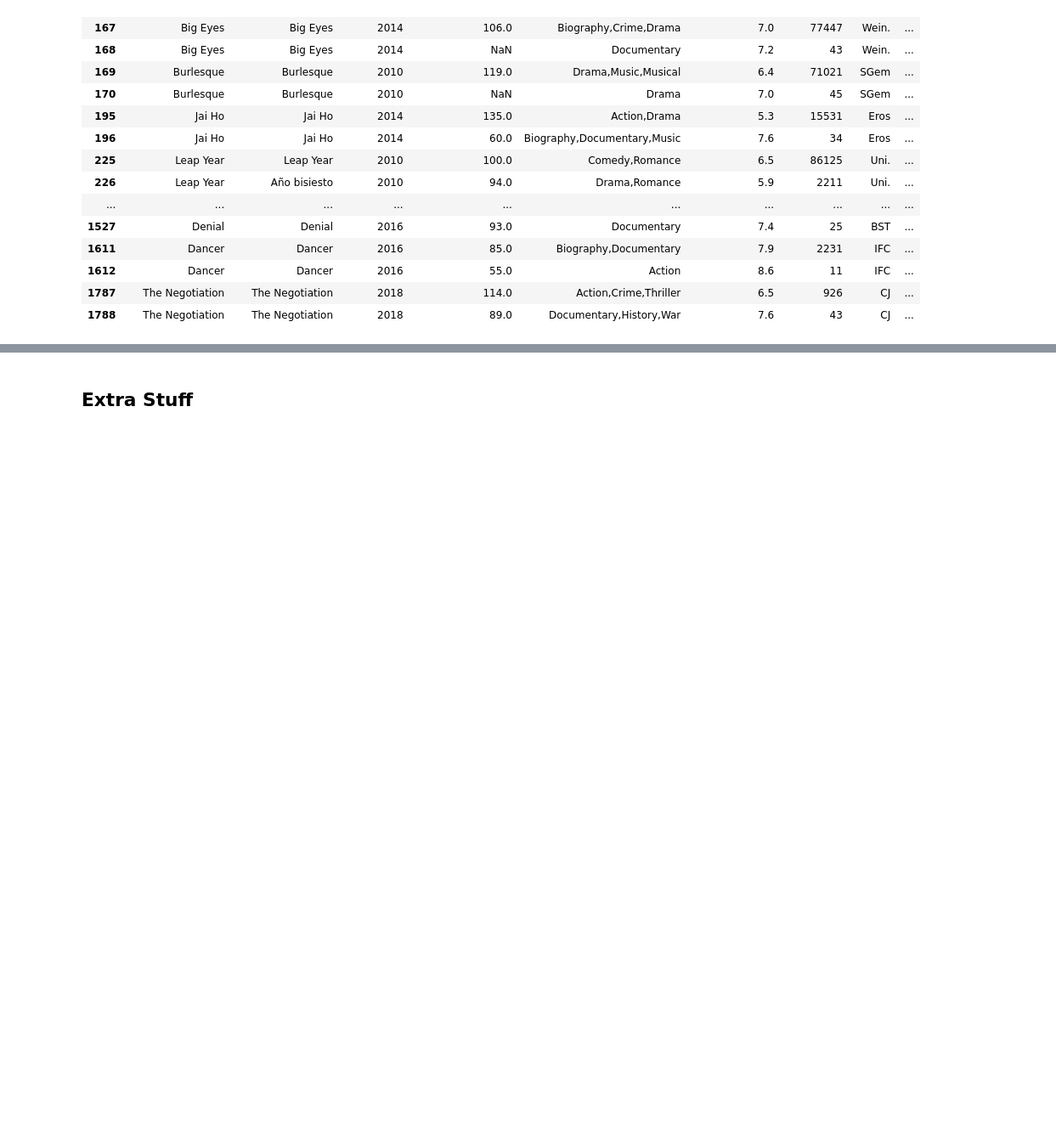
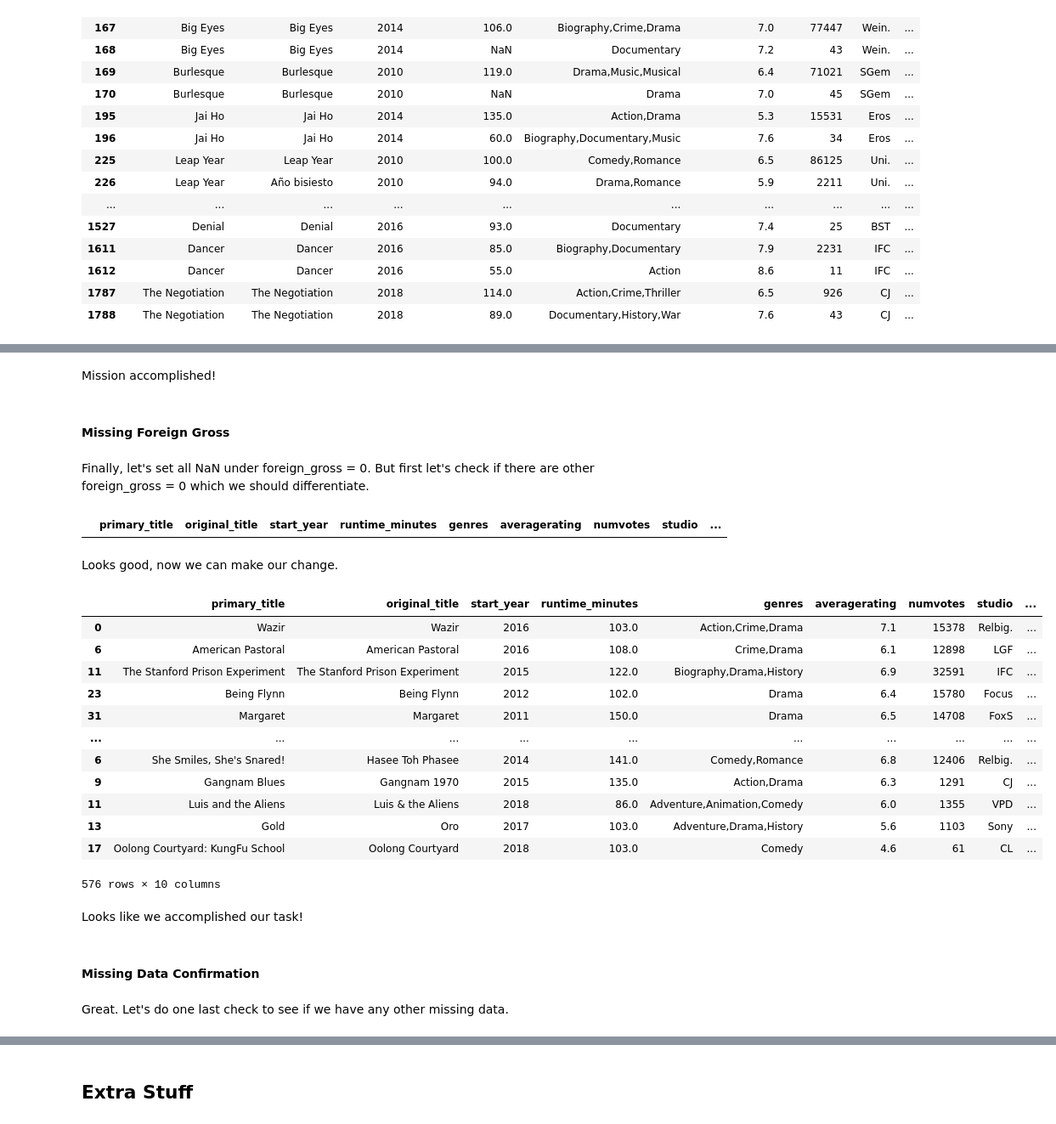
Before and after one commit to drkfitz13/dsc-phase-1-project, a Jupyter notebook: student.ipynb, the cells around one changed output, grey strips where cells are left out. Shown: that part at 85% size. Saved outputs shown, nothing was run; the diff lists cells and outputs as text; code cells hidden in the pictures; blank space fills up the shorter version.

Commit message:
Adding content up to 4.6 Data Formatting

```diff
--- a/student.ipynb
+++ b/student.ipynb
@@ -388,0 +370,4 @@ memory usage: 4.9+ KB
+# %%
+df_combined.sort_values(by='numvotes', ascending=False)
+df_combined.drop_duplicates('title_year_studio', keep='first', inplace=True)
+df_combined
@@ -420,0 +456,2 @@ dtype: int64
+# %%
+df_combined.drop(index=1294,inplace=True)
@@ -420,0 +477,3 @@ dtype: int64
+# %%
+df_combined['studio'].fillna('No Studio',inplace=True)
+df_combined[df_combined['studio'] == 'No Studio']
@@ -420,0 +512,3 @@ dtype: int64
+# %%
+df_combined['domestic_gross'].fillna(0,inplace=True)
+df_combined[df_combined['domestic_gross'] == 0]
@@ -420,0 +527,35 @@ dtype: int64
+# %% [markdown]
+Mission accomplished!
+# %% [markdown]
+#### Missing Foreign Gross
+# %% [markdown]
+Finally, let's set all NaN under foreign_gross = 0. But first let's check if there are other foreign_gross = 0 which we should differentiate.
+# %%
+df_combined[df_combined['foreign_gross']==0]
+# %% [output]
+|  | primary_title | original_title | start_year | runtime_minutes | genres | averagerating | numvotes | studio | ... |
+# %% [markdown]
+Looks good, now we can make our change.
+# %%
+df_combined['foreign_gross'].fillna(0,inplace=True)
+df_combined[df_combined['foreign_gross'] == 0]
+# %% [output]
+|  | primary_title | original_title | start_year | runtime_minutes | genres | averagerating | numvotes | studio | ... |
+| 0 | Wazir | Wazir | 2016 | 103.0 | Action,Crime,Drama | 7.1 | 15378 | Relbig. | ... |
+| 6 | American Pastoral | American Pastoral | 2016 | 108.0 | Crime,Drama | 6.1 | 12898 | LGF | ... |
+| 11 | The Stanford Prison Experiment | The Stanford Prison Experiment | 2015 | 122.0 | Biography,Drama,History | 6.9 | 32591 | IFC | ... |
+| 23 | Being Flynn | Being Flynn | 2012 | 102.0 | Drama | 6.4 | 15780 | Focus | ... |
+| 31 | Margaret | Margaret | 2011 | 150.0 | Drama | 6.5 | 14708 | FoxS | ... |
+| ... | ... | ... | ... | ... | ... | ... | ... | ... | ... |
+| 6 | She Smiles, She's Snared! | Hasee Toh Phasee | 2014 | 141.0 | Comedy,Romance | 6.8 | 12406 | Relbig. | ... |
+| 9 | Gangnam Blues | Gangnam 1970 | 2015 | 135.0 | Action,Drama | 6.3 | 1291 | CJ | ... |
+| 11 | Luis and the Aliens | Luis & the Aliens | 2018 | 86.0 | Adventure,Animation,Comedy | 6.0 | 1355 | VPD | ... |
+| 13 | Gold | Oro | 2017 | 103.0 | Adventure,Drama,History | 5.6 | 1103 | Sony | ... |
+| 17 | Oolong Courtyard: KungFu School | Oolong Courtyard | 2018 | 103.0 | Comedy | 4.6 | 61 | CL | ... |
+576 rows × 10 columns
+# %% [markdown]
+Looks like we accomplished our task!
+# %% [markdown]
+#### Missing Data Confirmation
+# %% [markdown]
+Great. Let's do one last check to see if we have any other missing data.
```
Also changed, not shown: parts of 41 cells of this notebook.
